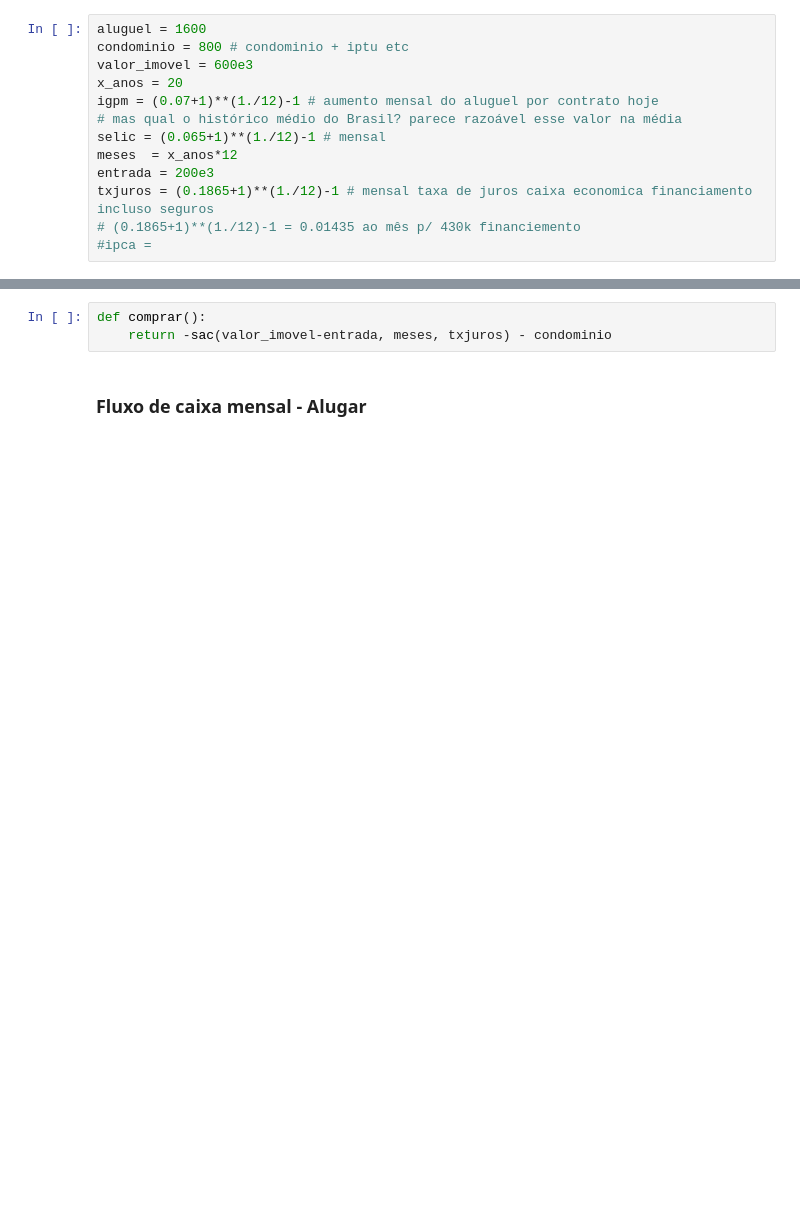
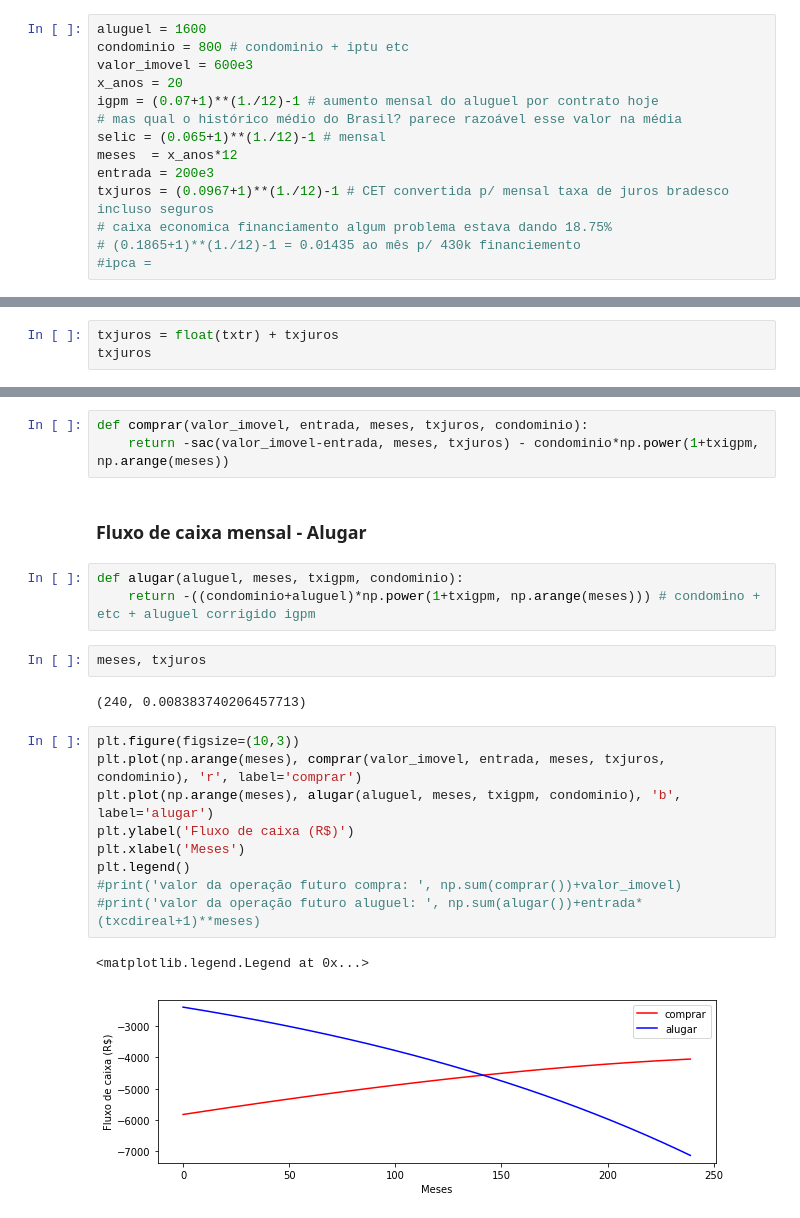
Before and after one commit to eusoubrasileiro/sandbox, a Jupyter notebook: Comprar ou alugar.ipynb, the cells around one changed output, grey strips where cells are left out. Cells and saved outputs as stored; diff of their text form; blank space fills up the shorter version.

Commit message:
Análise complexa comprar ou alugar.

```diff
--- a/Comprar ou alugar.ipynb
+++ b/Comprar ou alugar.ipynb
@@ -245,7 +271,8 @@ igpm = (0.07+1)**(1./12)-1 # aumento mensal do aluguel por contrato hoje
 selic = (0.065+1)**(1./12)-1 # mensal
 meses  = x_anos*12
 entrada = 200e3
-txjuros = (0.1865+1)**(1./12)-1 # mensal taxa de juros caixa economica financiamento incluso seguros
+txjuros = (0.0967+1)**(1./12)-1 # CET convertida p/ mensal taxa de juros bradesco incluso seguros
+# caixa economica financiamento algum problema estava dando 18.75%
 # (0.1865+1)**(1./12)-1 = 0.01435 ao mês p/ 430k financiemento
 #ipca =
 # %%
@@ -254,0 +284,3 @@ txjuros, selic
+# %%
+txjuros = float(txtr) + txjuros
+txjuros
@@ -272,7 +316,26 @@ def sac(valor, meses, txjuros):
     amort = valor/meses
     return amort + txjuros*(valor-np.arange(meses)*amort)
 # %%
-def comprar():
-    return -sac(valor_imovel-entrada, meses, txjuros) - condominio
+def comprar(valor_imovel, entrada, meses, txjuros, condominio):
+    return -sac(valor_imovel-entrada, meses, txjuros) - condominio*np.power(1+txigpm, np.arange(meses))
 # %% [markdown]
 ### Fluxo de caixa mensal - Alugar
+# %%
+def alugar(aluguel, meses, txigpm, condominio):
+    return -((condominio+aluguel)*np.power(1+txigpm, np.arange(meses))) # condomino + etc + aluguel corrigido igpm
+# %%
+meses, txjuros
+# %% [output]
+(240, 0.008383740206457713)
+# %%
+plt.figure(figsize=(10,3))
+plt.plot(np.arange(meses), comprar(valor_imovel, entrada, meses, txjuros, condominio), 'r', label='comprar')
+plt.plot(np.arange(meses), alugar(aluguel, meses, txigpm, condominio), 'b', label='alugar')
+plt.ylabel('Fluxo de caixa (R$)')
+plt.xlabel('Meses')
+plt.legend()
+#print('valor da operação futuro compra: ', np.sum(comprar())+valor_imovel)
+#print('valor da operação futuro aluguel: ', np.sum(alugar())+entrada*(txcdireal+1)**meses)
+# %% [output]
+<matplotlib.legend.Legend at 0x...>
+[figure, added]
```
Also changed, not shown: parts of 41 cells of this notebook.
